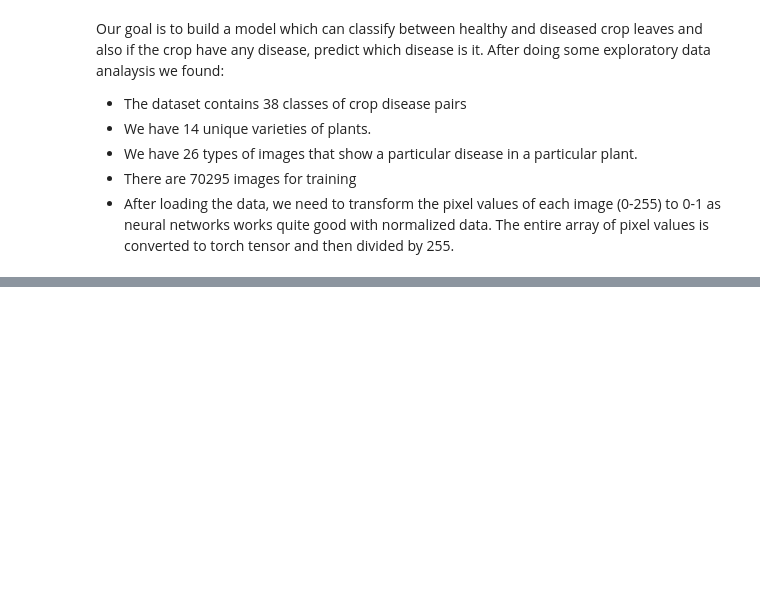
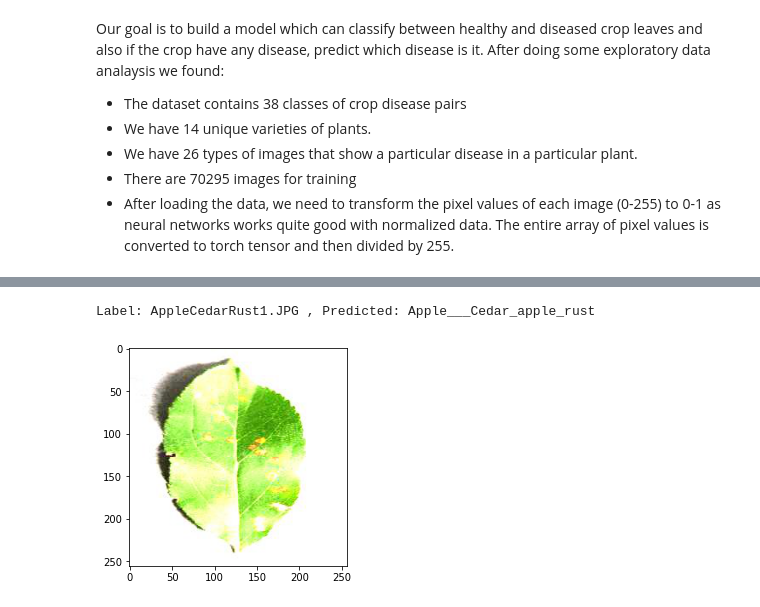
Before and after one commit to Harpreet1984/Springboard, a Jupyter notebook: plant-disease.ipynb, the cells around one changed output, grey strips where cells are left out. Cells and saved outputs as stored; diff of their text form; code cells hidden in the pictures; blank space fills up the shorter version.

Commit message:
Kaggle Notebook | plant disease | Version 4

```diff
--- a/plant-disease.ipynb
+++ b/plant-disease.ipynb
@@ -196,0 +330,4 @@ After doing some exploratory data analaysis we found:
+# %%
+# defining the model and moving it to the GPU
+model = ResNet9(3, len(train.classes))
+model
@@ -196,0 +495,6 @@ After doing some exploratory data analaysis we found:
+# %%
+test_dir = "../input/new-plant-diseases-dataset/test"
+test = ImageFolder(test_dir, transform=transforms.ToTensor())
+# %%
+test_images = sorted(os.listdir(test_dir + '/test')) # since images in test folder are in alphabetical order
+test_images
@@ -196,0 +519,21 @@ After doing some exploratory data analaysis we found:
+# %%
+def predict_image(img, model):
+    """Converts image to array and return the predicted class
+        with highest probability"""
+    # Convert to a batch of 1
+    xb = to_device(img.unsqueeze(0), device)
+    # Get predictions from model
+    yb = model(xb)
+    # Pick index with highest probability
+    _, preds  = torch.max(yb, dim=1)
+    # Retrieve the class label
+
+    return train.classes[preds[0].item()]
+# %%
+# predicting first image
+img, label = test[0]
+plt.imshow(img.permute(1, 2, 0))
+print('Label:', test_images[0], ', Predicted:', predict_image(img, model))
+# %% [output]
+Label: AppleCedarRust1.JPG , Predicted: Apple___Cedar_apple_rust
+[figure, added]
```
Also changed, not shown: parts of 28 cells of this notebook.
